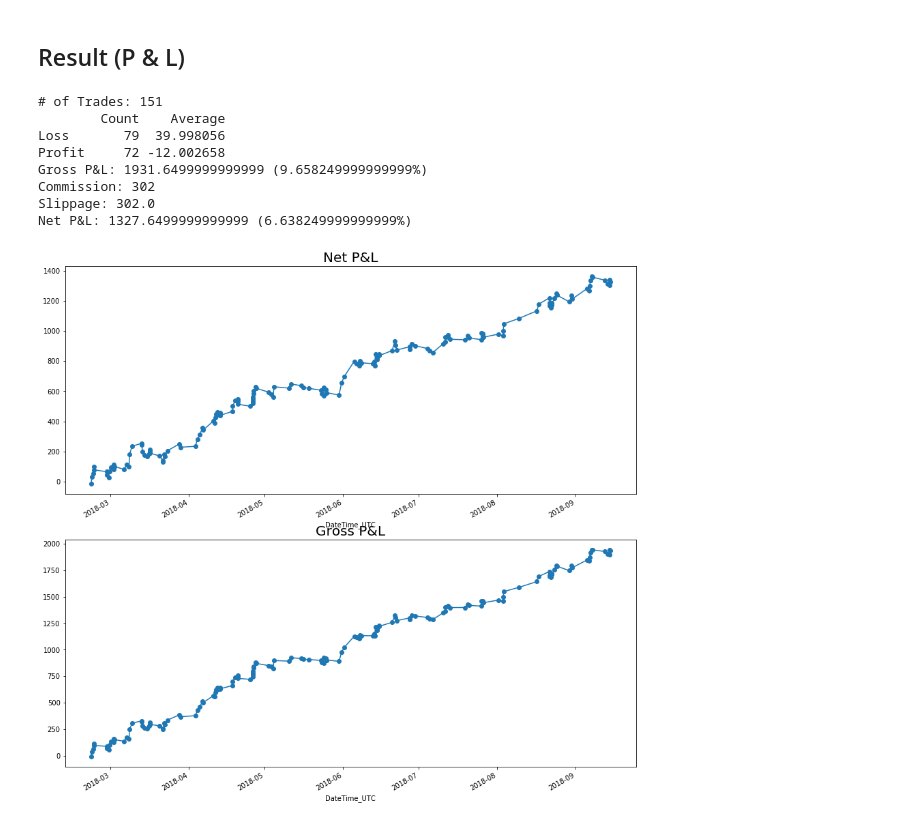
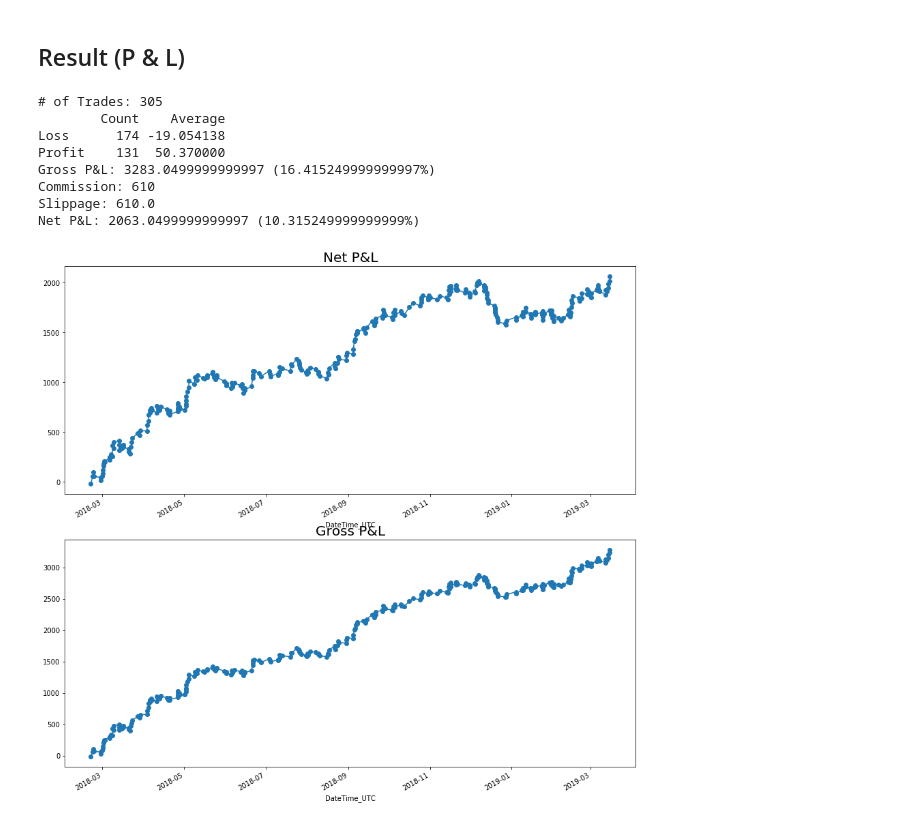
Before and after one commit to radocisar/JupyterGit, a Jupyter notebook: FX_Analysis/Bollinger_Bands.ipynb, the cells around one changed output. Saved outputs shown, nothing was run; the diff lists cells and outputs as text; code cells hidden in the pictures.

Commit message:
Finished up FX raw data processing

```diff
--- a/FX_Analysis/Bollinger_Bands.ipynb
+++ b/FX_Analysis/Bollinger_Bands.ipynb
@@ -26,4 +26,4 @@ PatoolError: Command `['C:\\Program Files\\7-Zip\\7z.EXE', 'e', '-oL:\\Raw_1_sec
 # %%
-df = pd.read_pickle(r"L:\Raw_1_sec_Bar_Data\FX\EURUSD\Pickle\EURUSD.pkl")
+df = pd.read_pickle(r"L:\Raw_1_sec_Bar_Data\FX\EURUSD\Pickle\EURUSD_all_files.pkl")
 analyzed_df = df["2018-02"]
 # %%
@@ -43,7 +57,7 @@ class Trade_Size:
 trading_date = "2018-03"
 
 start_date = "2018-02-19"
-end_date = "2018-09-17"
+end_date = "2019-03-15"
 
 filter_days = []
 filter_hours = range(7,20) # UTC timezone
@@ -258,7 +274,7 @@ class pos_open:
         cls.exit_price_on_entry_value = prc
 
 def enter_factor(row):
-    # For long:
+    # For short:
     if (row.Upper_Lower_Band_Span >= 0.0015) \
     & (((row.High > row.Upper_Band) \
     & (row.Close < row.Upper_Band)) \
@@ -269,13 +285,13 @@ def enter_factor(row):
         pos_open.entry_price(row.Upper_Band - 0.0001)
         if row.Prev_Candle_High_and_Close_above_U_Band == True:
             if row.Prev_High > row.High:
-                pos_open.exit_price_on_entry (row.Prev_High + 0.0001)
+                pos_open.exit_price_on_entry (row.Prev_High + 0.0005)
             else:
-                pos_open.exit_price_on_entry (row.High + 0.0001)
+                pos_open.exit_price_on_entry (row.High + 0.0005)
         else:
-            pos_open.exit_price_on_entry (row.High + 0.0001)
+            pos_open.exit_price_on_entry (row.High + 0.0005)
         entry = True
-    # For short:
+    # For long:
     elif (row.Upper_Lower_Band_Span >= 0.0015) \
     & (((row.Low < row.Lower_Band) \
     & (row.Close > row.Lower_Band)) \
@@ -286,11 +302,11 @@ def enter_factor(row):
         pos_open.entry_price(row.Lower_Band + 0.0001)
         if row.Prev_Candle_Low_and_Close_below_L_Band == True:
             if row.Prev_Low < row.Low:
-                pos_open.exit_price_on_entry (row.Prev_Low - 0.0001)
+                pos_open.exit_price_on_entry (row.Prev_Low - 0.0005)
             else:
-                pos_open.exit_price_on_entry (row.Low - 0.0001)
+                pos_open.exit_price_on_entry (row.Low - 0.0005)
         else:
-            pos_open.exit_price_on_entry (row.Low - 0.0001)
+            pos_open.exit_price_on_entry (row.Low - 0.0005)
         entry = True
     else:
         entry = False
@@ -301,13 +317,13 @@ def enter_factor(row):
 def take_profit(row):
     # For long:
     # For testing absolute take profit number: if ((row.High > (pos_open.entry_prc + take_profit_stop_distance.tpd)) \
-    if (row.High > row.Middle_Band) \
+    if (row.High > (row.Middle_Band + 0.0010)) \
     & (pos_open.long_short == "long") \
     & (pos_open.is_position_open == True):
         take_prft = True
     # For short:
     # For testing absolute take profit number: elif ((row.Low < (pos_open.entry_prc - take_profit_stop_distance.tpd)) \
-    elif (row.Low < row.Middle_Band) \
+    elif (row.Low < (row.Middle_Band  - 0.0010)) \
     & (pos_open.long_short == "short") \
     & (pos_open.is_position_open == True):
         take_prft = True
@@ -613,20 +630,20 @@ def trd_price_and_prft(row):
         if row.Action == "Took Profit":
             # for long:
             if row.Long_Short == "long":
-                pric = row.Middle_Band-0.0001
+                pric = row.Middle_Band+0.0009
             # for short:
             else:
-                pric = row.Middle_Band+0.0001
+                pric = row.Middle_Band-0.0009
             #list_to_return =
             return [pric, p_l_calc.prft_lss_cal_took_prft(pric, row.Long_Short)]
         # if Stopped Out
         else:
             # for long:
             if row.Long_Short == "long":
-                stopped_pric = p_l_calc.stop_price_at_entry - 0.0002
+                stopped_pric = p_l_calc.stop_price_at_entry - 0.0006
             # for short:
             else:
-                stopped_pric = p_l_calc.stop_price_at_entry + 0.0002
+                stopped_pric = p_l_calc.stop_price_at_entry + 0.0006
             #list_to_return_1 =
             return [stopped_pric, p_l_calc.prft_lss_cal_stopped_out(stopped_pric, row.Long_Short)]
 
@@ -778,41 +799,41 @@ num_of_trades = min_1_analyzed_df.loc[min_1_analyzed_df["Trade_Prft_Lss"] != 0.0
 profit_vs_loss = min_1_analyzed_df.loc[min_1_analyzed_df["Trade_Prft_Lss"] != 0.0,"Trade_Prft_Lss"] > 0
 profit_vs_loss.replace({True:"Profit",False:"Loss"}, inplace=True)
 s = min_1_analyzed_df.loc[min_1_analyzed_df["Trade_Prft_Lss"] != 0.0,"Trade_Prft_Lss"]
-P_N_L_Stats = pd.DataFrame({"Count":profit_vs_loss.value_counts().values,"Average":[s[s>0].mean(),
-s[s<0].mean()]},index=profit_vs_loss.value_counts().index)
+P_N_L_Stats = pd.DataFrame({"Count":profit_vs_loss.value_counts().values,"Average":[s[s<0].mean(),
+s[s>0].mean()]},index=profit_vs_loss.value_counts().index)
 
 print("# of Trades: {}".format(num_of_trades))
 print(P_N_L_Stats)
 print("Gross P&L: {} ({}%)".format(gross_absolute_profit_loss,gross_percent_profit_loss))
 print("Commission: {}".format(commission))
 print("Slippage: {}".format(slippage))
 print("Net P&L: {} ({}%)".format(net_absolute_profit_loss,net_percent_profit_loss))
 
 # Charting P&L:
 pnl_chart_df = min_1_analyzed_df["Trade_Prft_Lss"].replace(0,np.NaN)
 pnl_chart_df_cumsum = pnl_chart_df[pnl_chart_df < 1000000000].cumsum()
 pnl_chart_df_less_comm_and_slip = pnl_chart_df - 2 - Trade_Size.size/10000
 pnl_chart_df_less_comm_and_slip_cumsum = pnl_chart_df_less_comm_and_slip[pnl_chart_df_less_comm_and_slip < 1000000000].cumsum()
 
 fig1 = plt.figure(figsize=(15,15))
 ax4 = plt.subplot(2,1,1)
 ax4.set_title("Net P&L", fontsize=20)
 pnl_chart_df_less_comm_and_slip_cumsum.plot(ax=ax4, linestyle="-", marker="o")
 ax5 = plt.subplot(2,1,2)
 ax5.set_title("Gross P&L", fontsize=20)
 pnl_chart_df_cumsum.plot(ax=ax5, linestyle="-", marker="o")
 plt.show()
 # ax2 = plt.subplot(3,1,1)
 # min_1_analyzed_df["SMA10"].head(100).plot(ax=ax1, color="r")
 # ax3 = plt.subplot(3,1,1)
 # min_1_analyzed_df["SMA20"].head(100).plot(ax=ax1, color="y")
 # %% [output]
-# of Trades: 151
+# of Trades: 305
         Count    Average
-Loss       79  39.998056
-Profit     72 -12.002658
-Gross P&L: 1931.6499999999999 (9.658249999999999%)
-Commission: 302
-Slippage: 302.0
-Net P&L: 1327.6499999999999 (6.638249999999999%)
+Loss      174 -19.054138
+Profit    131  50.370000
+Gross P&L: 3283.0499999999997 (16.415249999999997%)
+Commission: 610
+Slippage: 610.0
+Net P&L: 2063.0499999999997 (10.315249999999999%)
-[figure, old version]
+[figure, new version]
```
Also changed, not shown: parts of 22 cells of this notebook, 2 other files.
